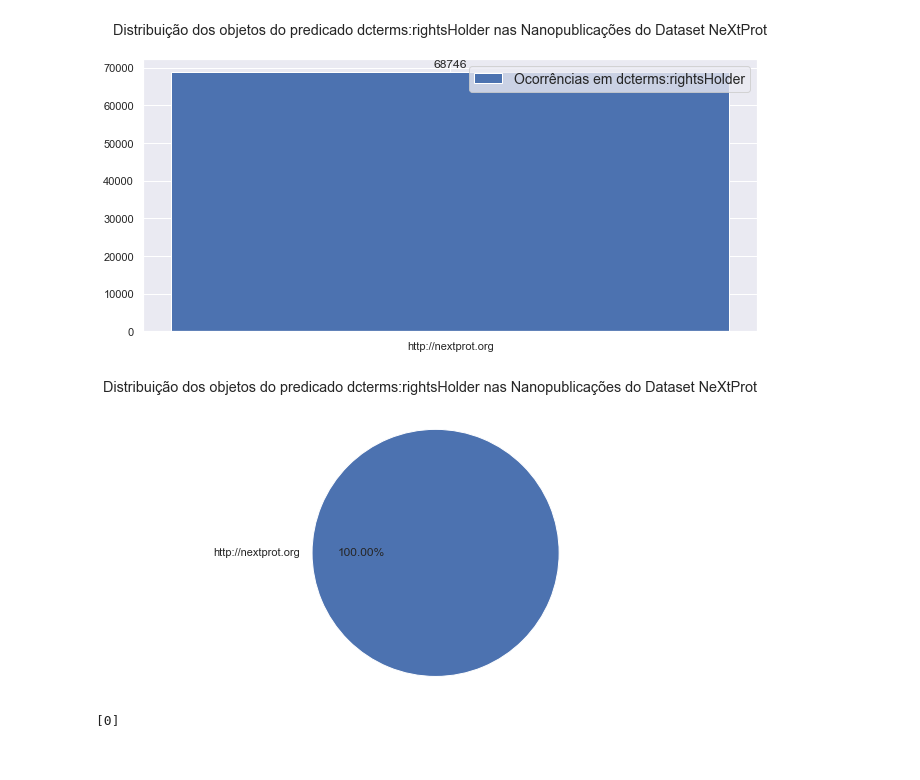
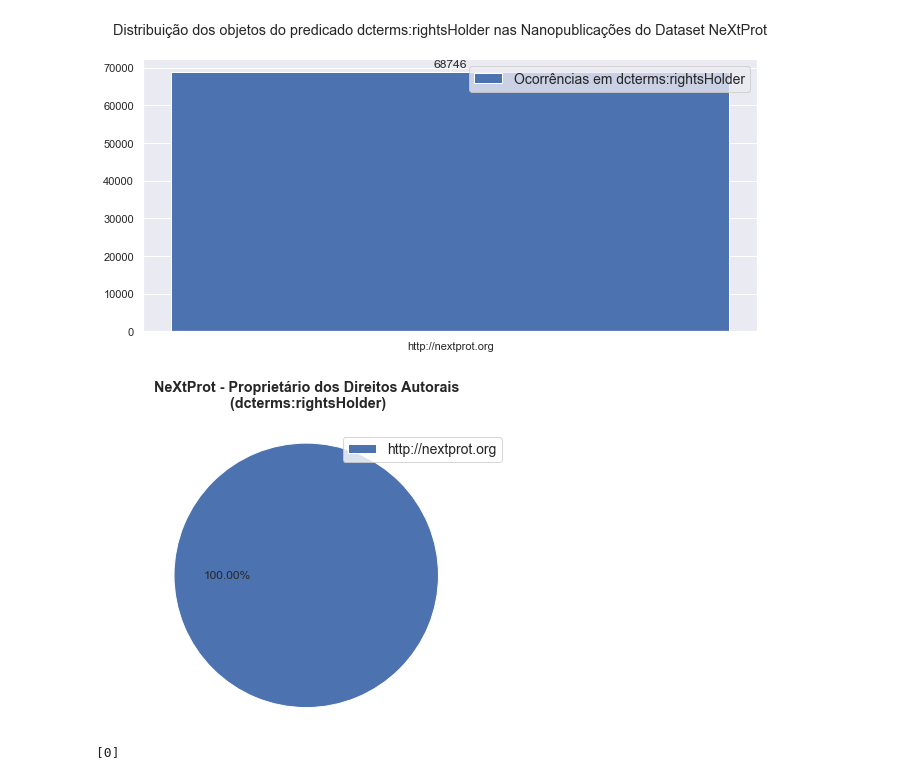
Before and after one commit to massaoiwanaga/orgcon, a Jupyter notebook: Massao.ipynb, the cells around one changed output. Cells and saved outputs as stored; diff of their text form; code cells hidden in the pictures.

```diff
--- a/Massao.ipynb
+++ b/Massao.ipynb
@@ -425,11 +421,16 @@ plt.show()
 # %%
 # Exibição do resultado em grafico de pizza
 fig, ax = plt.subplots(figsize=(6, 5))
-ax.pie(nxtRightsHolderCont[1], labels=nxtRightsHolderCont[0], autopct='%1.2f%%')
+#ax.pie(nxtRightsHolderCont[1], labels=nxtRightsHolderCont[0], autopct='%1.2f%%')
+ax.pie(nxtRightsHolderCont[1], autopct='%1.2f%%')
 ax.axis('equal') # mantenha um circulo
-fig.suptitle("Distribuição dos objetos do predicado dcterms:rightsHolder nas Nanopublicações do Dataset NeXtProt");
+#fig.suptitle("Distribuição dos objetos do predicado dcterms:rightsHolder nas Nanopublicações do Dataset NeXtProt");
+fig.suptitle("NeXtProt - Proprietário dos Direitos Autorais\n (dcterms:rightsHolder)", fontweight='bold');
+plt.legend(nxtRightsHolderCont[0], fontsize = 14, loc="best")
+plt.tight_layout()
+plt.savefig('nxtRightsHolder.png')
 # %% [output]
-[figure, old version]
+[figure, new version]
 # %%
 # Contagem de nanopublicações usando dcterms:licence no grafo Publication Info
 query = """
```
Also changed, not shown: parts of 126 cells of this notebook, 4 other files.
